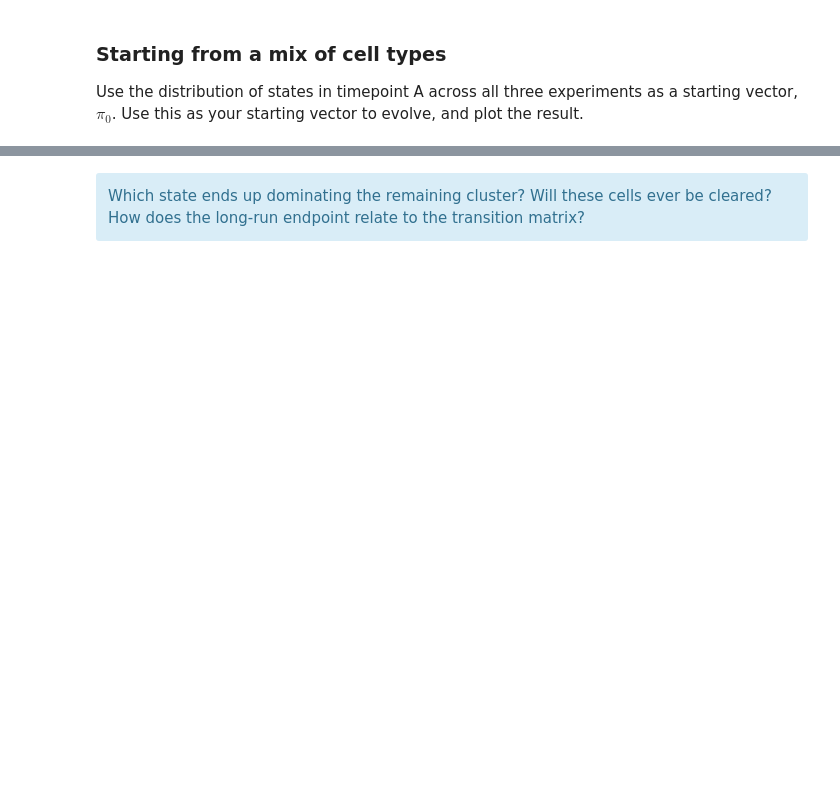
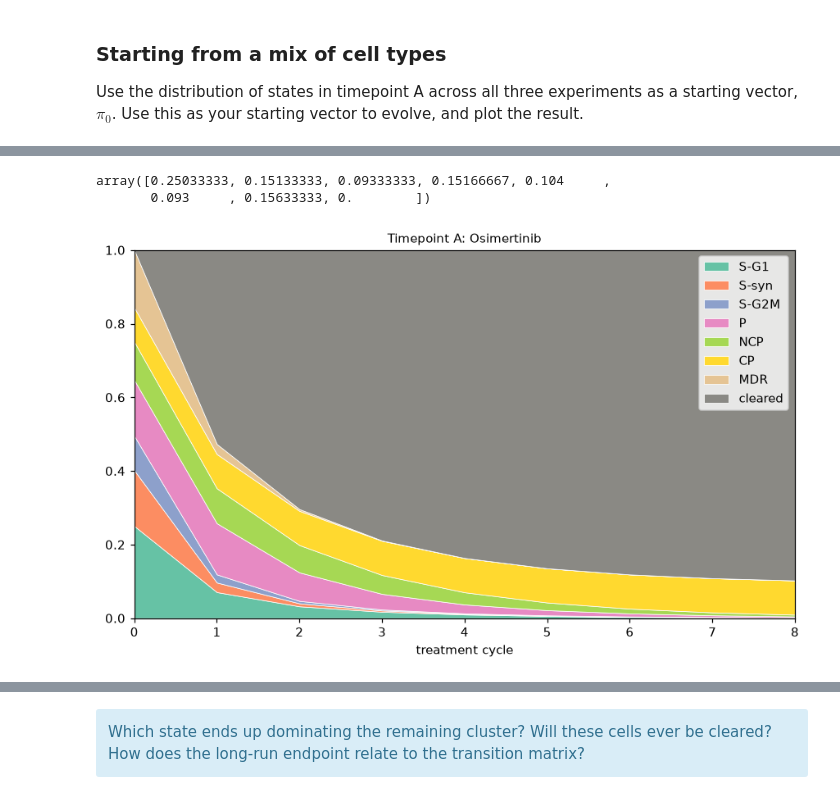
Before and after one commit to ajkrays/UU_F26_templates, a Jupyter notebook: Week10/thursday_lab/Lab09_markov_chain.ipynb, the cells around one changed output, grey strips where cells are left out. Cells and saved outputs as stored; diff of their text form; code cells hidden in the pictures; blank space fills up the shorter version.

```diff
--- a/Week10/thursday_lab/Lab09_markov_chain.ipynb
+++ b/Week10/thursday_lab/Lab09_markov_chain.ipynb
@@ -225,6 +342,24 @@ Use the distribution of states in timepoint A across all three experiments as a
+# %%
+np.append(
+    osi[osi.timepoint == "A"]["state"].value_counts(normalize=True).reindex(STATE_ORDER).to_numpy(),
+    0
+)
+# %% [output]
+array([0.25033333, 0.15133333, 0.09333333, 0.15166667, 0.104     ,
+       0.093     , 0.15633333, 0.        ])
 # %%
 # Your code here
-
-pi_mix = ...   # TODO: set this equal to the starting vector from timepoint A
+pi_mix = np.append(
+    osi[osi.timepoint == "A"]["state"].value_counts(normalize=True).reindex(STATE_ORDER).to_numpy(),
+    0
+)
 
 # evolve pi_mix and plot the results
+fig, ax = plt.subplots(figsize=(8, 5))
+plot_trajectory(evolve(pi_mix, P_hat, N_CYCLES), ax, "Timepoint A: Osimertinib")
+
+plt.legend()
+plt.tight_layout()
+plt.show()
+# %% [output]
+[figure, added]
```
Also changed, not shown: parts of 118 cells of this notebook.
